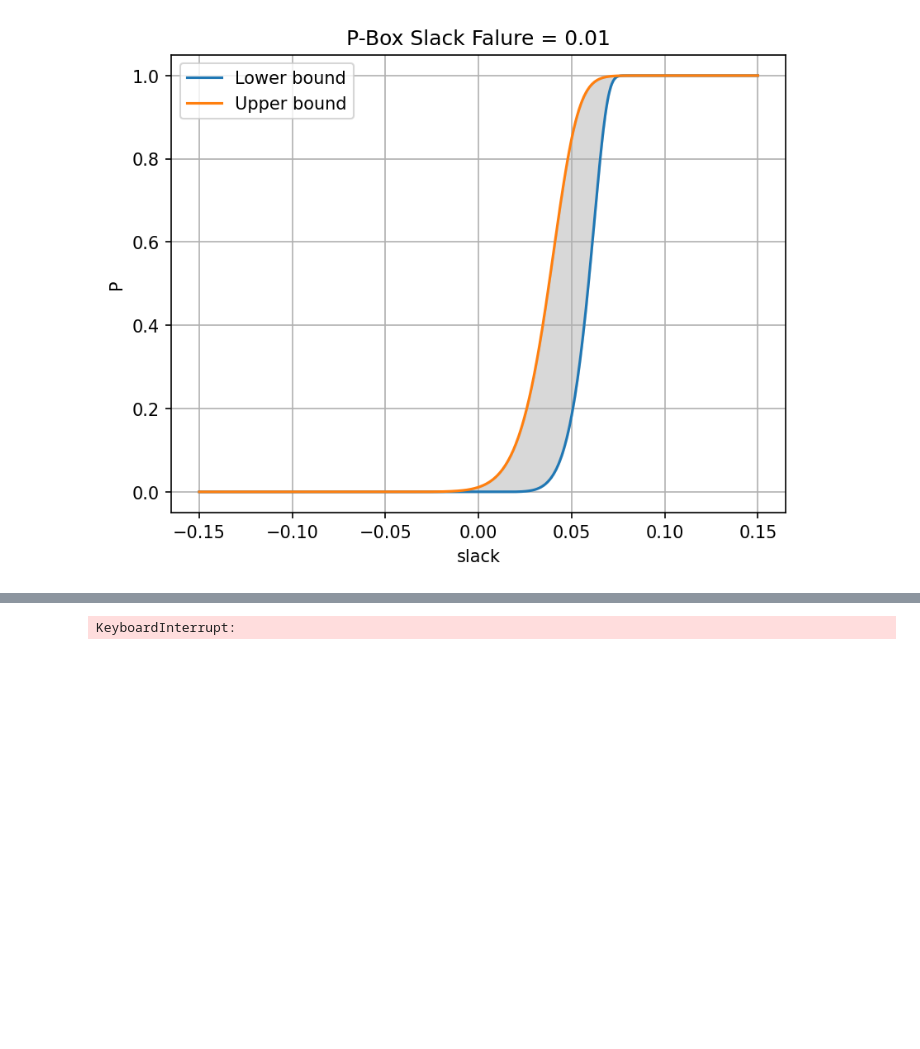
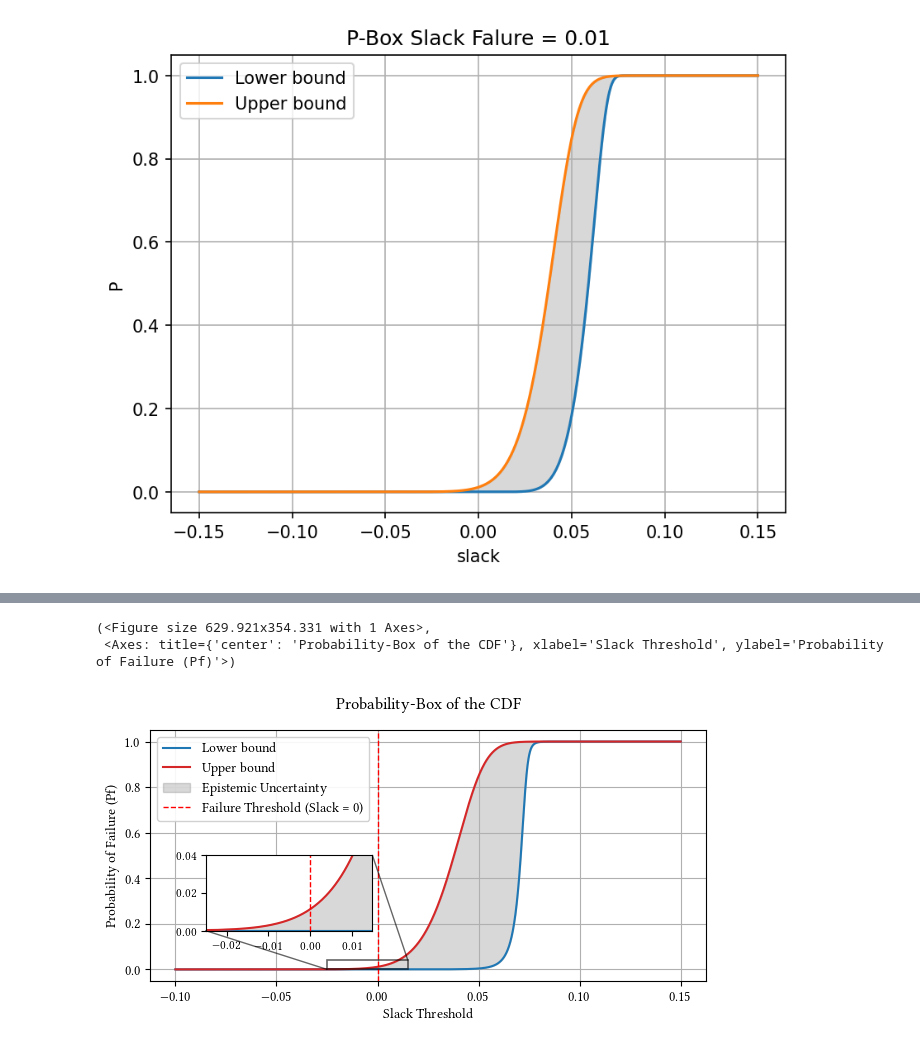
Before and after one commit to Kramer84/otaf, a Jupyter notebook: notebooks/OptimizationBasedModels/ManualImplementation4Pins2plates.ipynb, the cells around one changed output, grey strips where cells are left out. Drawn from its saved outputs; the diff is of its cells as text; code cells hidden in the pictures; blank space fills up the shorter version.

```diff
--- a/notebooks/OptimizationBasedModels/ManualImplementation4Pins2plates.ipynb
+++ b/notebooks/OptimizationBasedModels/ManualImplementation4Pins2plates.ipynb
@@ -689,2 +1036,15 @@ otaf.plotting.plot_gld_pbox_cdf(gld, *res_gld_005, np.linspace(-0.15,0.15,1000),
 # %%
-df = tracker.filter_points()
+import re
+def parse_numpy_string(x):
+    if isinstance(x, str) and "[" in x:
+        # 1. Remove brackets
+        # 2. Replace newlines/tabs with spaces
+        # 3. Use np.fromstring to handle the spaces
+        clean_str = re.sub(r'[\[\]\n]', '', x)
+        return np.fromstring(clean_str, sep=' ')
+    return x
+
+df = pd.read_csv("OptimizationResults4Pins2Plates.csv", index_col=0)
+
+for col in df.columns:
+    df[col] = df[col].apply(parse_numpy_string)
@@ -693,15 +1051,21 @@ df.to_csv("OptimizationResults4Pins2Plates.csv")
 # %%
 # 1. Filter by bounds and constraints
 valid_mask = (df["bounds_respected"] == True) & (df["constraints_respected"] == True)
+valid_series = df.loc[valid_mask, "GLD_PARAMS"]
 
 # 2. Extract and strictly format as a 2D NumPy array
-gld_params_raw = np.stack(df.loc[valid_mask, "GLD_PARAMS"].values)
+if isinstance(valid_series.iloc[0], str):
+    # Clean the string: remove brackets and replace multiple spaces/newlines with a single space
+    def parse_glp_str(s):
+        s = s.strip("[] \n")
+        return np.fromstring(s, sep=' ')
+
+    gld_params_raw = np.array([parse_glp_str(x) for x in valid_series])
+else:
+    gld_params_raw = np.stack(valid_series.values)
 
 # 3. Filter out invalid parameters
-# - param[3] must not be ~0 (prevents the divide-by-zero warning)lower_cdf, upper_cdf
-# - param[1] is the scale parameter and strictly must be > 0
 safe_mask = (np.abs(gld_params_raw[:, 3]) > 1e-8) & (gld_params_raw[:, 1] > 0)
 gld_params = gld_params_raw[safe_mask]
 # %%
-from importlib import reload
-df
+gld = GLD('VSL')
@@ -722,4 +1072,17 @@ df
 # %%
-otaf.plotting.plot_ensemble_gld_pbox_cdf(gld, list(np.stack(gld_params)), np.linspace(-0.15,0.15,1000))
+# To save the plot as a high-res PDF and hide the UI window
+plot_ensemble_gld_pbox_cdf(gld, np.stack(gld_params),
+    np.linspace(-0.10,0.15,2000),
+    add_zoom=True,
+    zoom_x_range=(-0.025, 0.015),
+    zoom_y_range=(-1e-6, 0.04),
+    save=True,
+    save_path="pbox_4_pins.png",
+    dpi=900,
+    show=False,
+    usetex=True  # If you want the LaTeX rendering you configured
+)
 # %% [output]
-KeyboardInterrupt:
+(<Figure size 629.921x354.331 with 1 Axes>,
+ <Axes: title={'center': 'Probability-Box of the CDF'}, xlabel='Slack Threshold', ylabel='Probability of Failure (Pf)'>)
+[figure, added]
```
Also changed, not shown: parts of 19 cells of this notebook, 6 other files.
